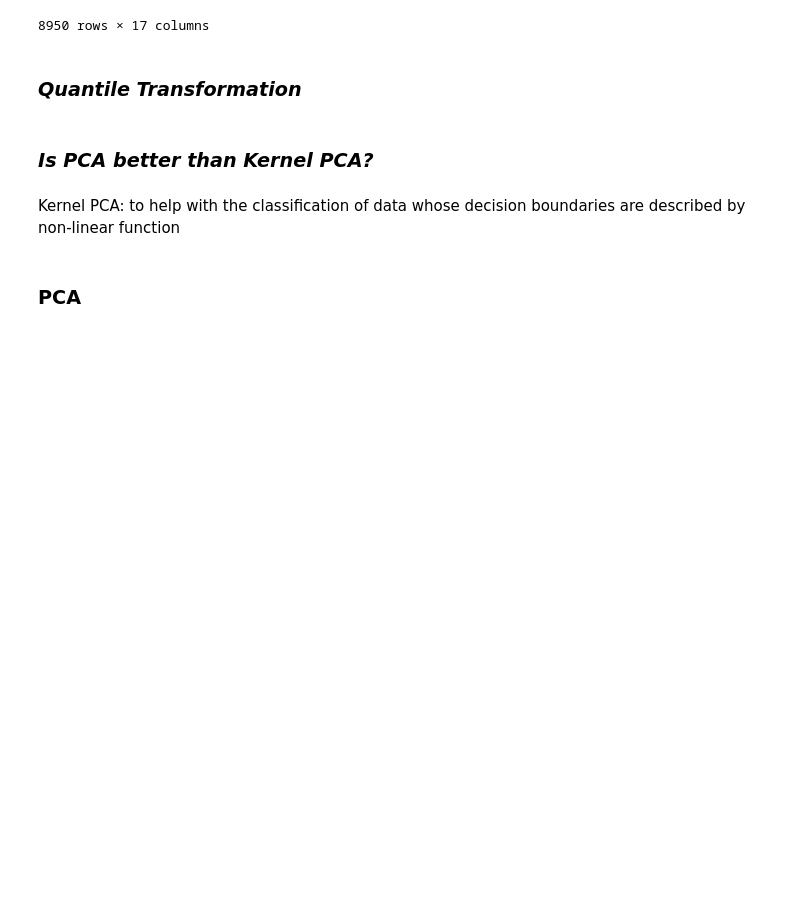
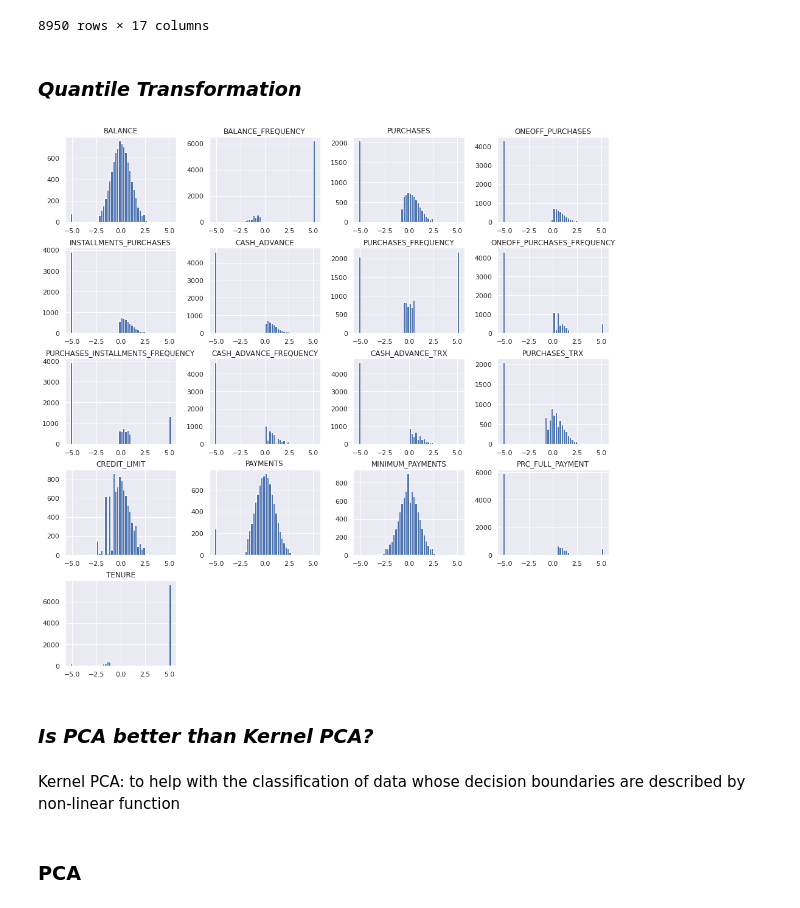
Before and after one commit to SafaaFathii/CreditCard-DataScience-Project, a Jupyter notebook: notebooks/ML_II_Final_Project.ipynb, the cells around one changed output. Drawn from its saved outputs; the diff is of its cells as text; code cells hidden in the pictures; blank space fills up the shorter version.

```diff
--- a/notebooks/ML_II_Final_Project.ipynb
+++ b/notebooks/ML_II_Final_Project.ipynb
@@ -228,15 +232,17 @@ df_copy
 # %% [markdown]
 ### *Quantile Transformation*
 # %%
-# #solution
-# trans = QuantileTransformer(n_quantiles=100, output_distribution='normal')
-# df_trans = trans.fit_transform(df_copy)
-# #test
-# df_copy = pd.DataFrame(df_trans,columns=df_copy.columns)
-# # histograms of the variables
-# %matplotlib inline
-# df_copy.hist(bins=50, figsize=(16,16))
-# plt.show()
+#solution
+trans = QuantileTransformer(n_quantiles=100, output_distribution='normal')
+df_trans = trans.fit_transform(df_copy)
+#test
+df_quan = pd.DataFrame(df_trans,columns=df_copy.columns)
+# histograms of the variables
+%matplotlib inline
+df_quan.hist(bins=50, figsize=(16,16))
+plt.show()
+# %% [output]
+[figure, added]
 # %% [markdown]
 ### *Is PCA better than Kernel PCA?*
 # %% [markdown]
```
Also changed, not shown: parts of 19 cells of this notebook.
